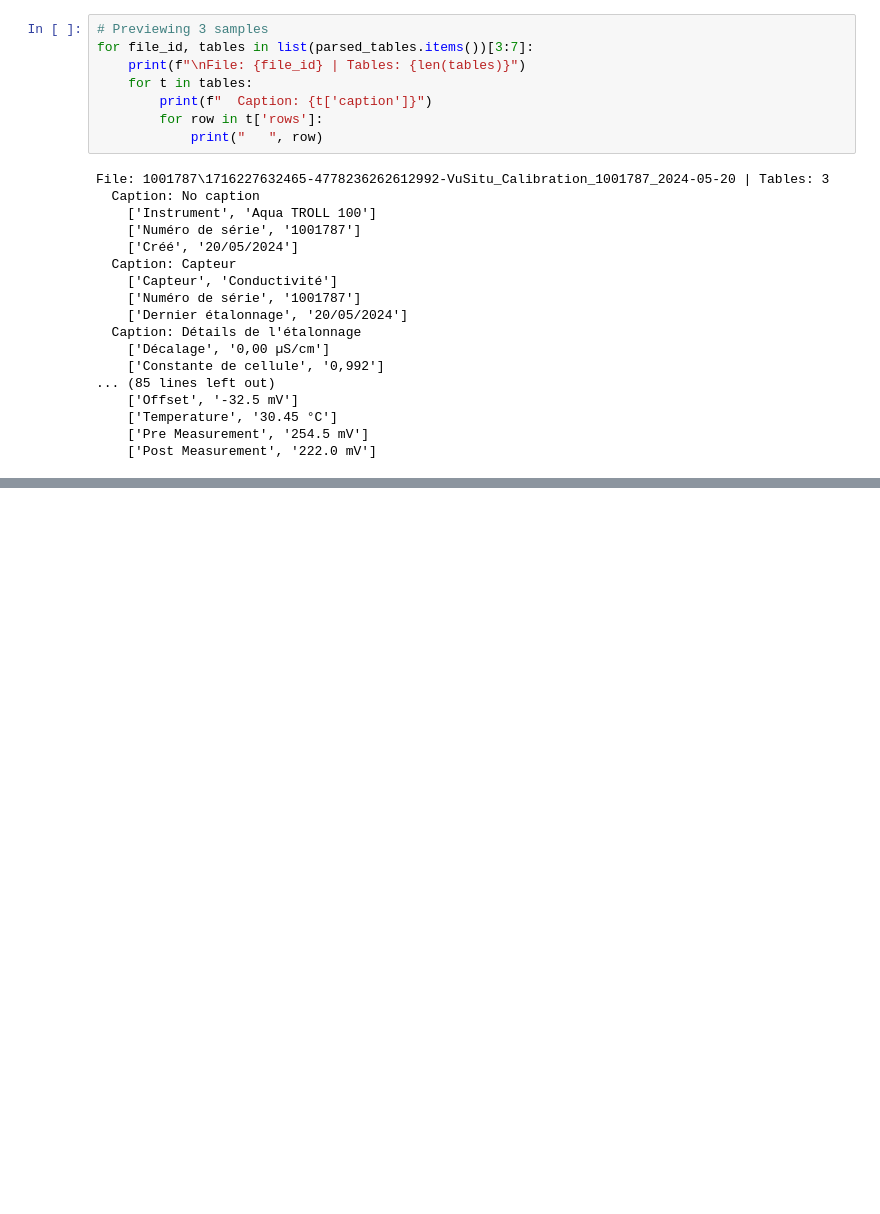
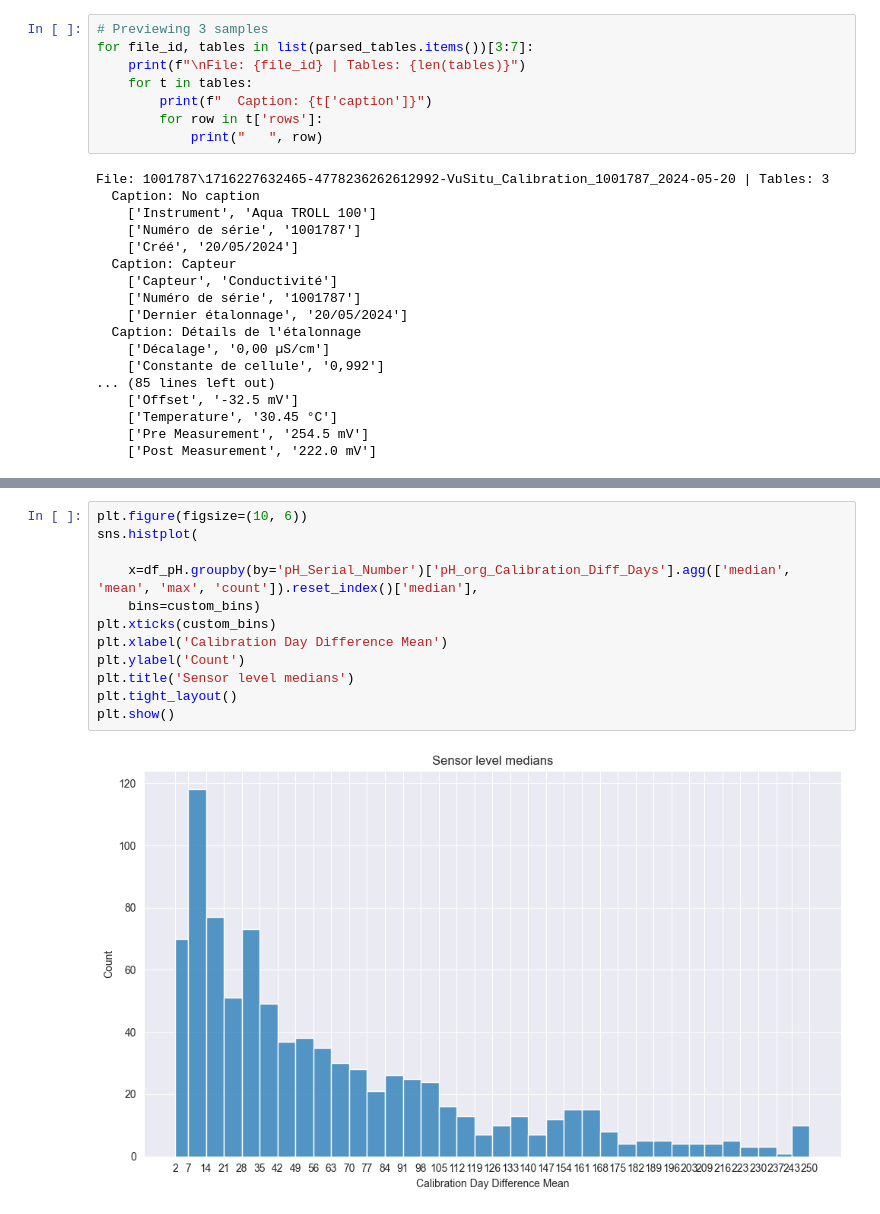
Before and after one commit to snehasasanapuri-insitu/calibration-prediction, a Jupyter notebook: calibration files_parser.ipynb, the cells around one changed output, grey strips where cells are left out. Drawn from its saved outputs; the diff is of its cells as text; blank space fills up the shorter version.

```diff
--- a/calibration files_parser.ipynb
+++ b/calibration files_parser.ipynb
@@ -232,0 +1142,14 @@ list(parsed_tables.items())[3]
+# %%
+plt.figure(figsize=(10, 6))
+sns.histplot(
+
+    x=df_pH.groupby(by='pH_Serial_Number')['pH_org_Calibration_Diff_Days'].agg(['median', 'mean', 'max', 'count']).reset_index()['median'],
+    bins=custom_bins)
+plt.xticks(custom_bins)
+plt.xlabel('Calibration Day Difference Mean')
+plt.ylabel('Count')
+plt.title('Sensor level medians')
+plt.tight_layout()
+plt.show()
+# %% [output]
+[figure, added]
```
Also changed, not shown: parts of 158 cells of this notebook, 14 other files.
